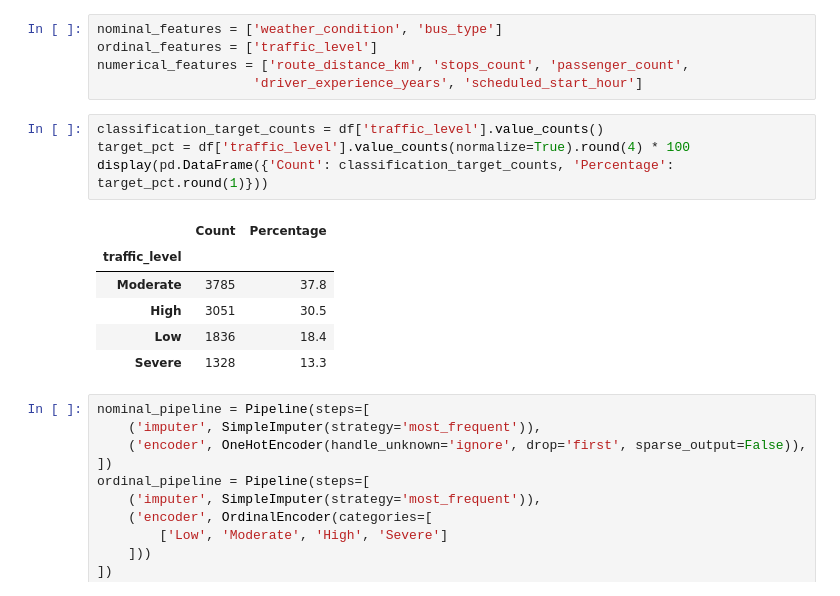
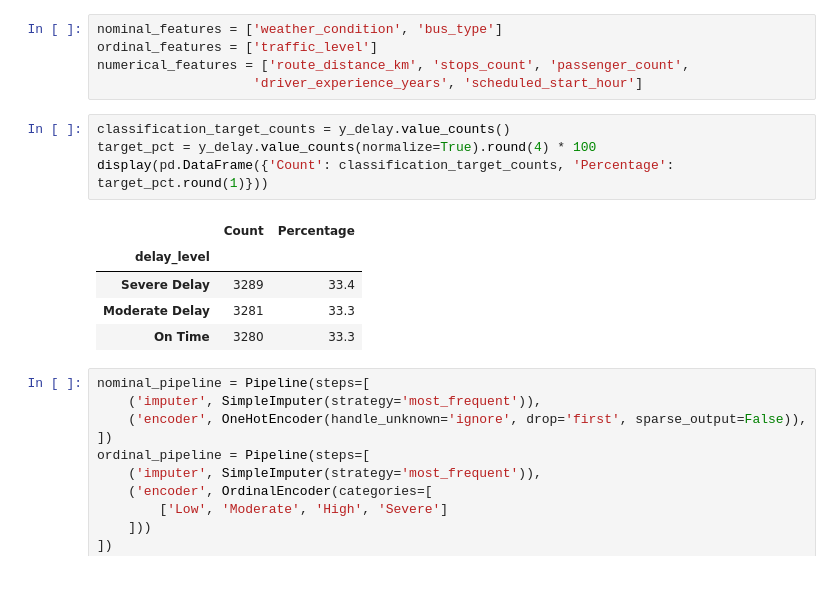
Before and after one commit to BinEmad7/deci_project-L4_term2, a Jupyter notebook: working_file.ipynb, the cells around one changed output. Saved outputs shown, nothing was run; the diff lists cells and outputs as text.

```diff
--- a/working_file.ipynb
+++ b/working_file.ipynb
@@ -281,16 +281,15 @@ ordinal_features = ['traffic_level']
 numerical_features = ['route_distance_km', 'stops_count', 'passenger_count',
                     'driver_experience_years', 'scheduled_start_hour']
 # %%
-classification_target_counts = df['traffic_level'].value_counts()
-target_pct = df['traffic_level'].value_counts(normalize=True).round(4) * 100
+classification_target_counts = y_delay.value_counts()
+target_pct = y_delay.value_counts(normalize=True).round(4) * 100
 display(pd.DataFrame({'Count': classification_target_counts, 'Percentage': target_pct.round(1)}))
 # %% [output]
 |  | Count | Percentage |
-| traffic_level |  |  |
-| Moderate | 3785 | 37.8 |
-| High | 3051 | 30.5 |
-| Low | 1836 | 18.4 |
-| Severe | 1328 | 13.3 |
+| delay_level |  |  |
+| Severe Delay | 3289 | 33.4 |
+| Moderate Delay | 3281 | 33.3 |
+| On Time | 3280 | 33.3 |
 # %%
 nominal_pipeline = Pipeline(steps=[
     ('imputer', SimpleImputer(strategy='most_frequent')),
```
Also changed, not shown: parts of 4 cells of this notebook.
